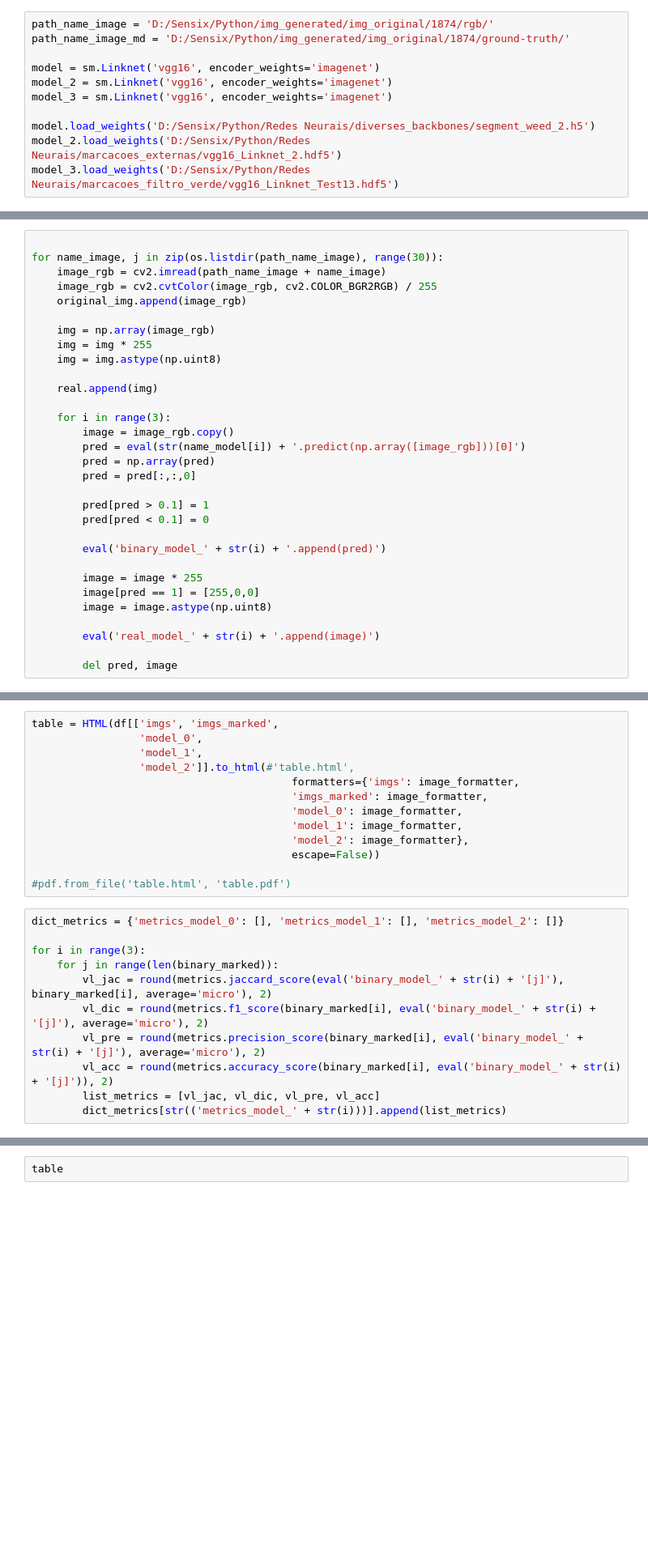
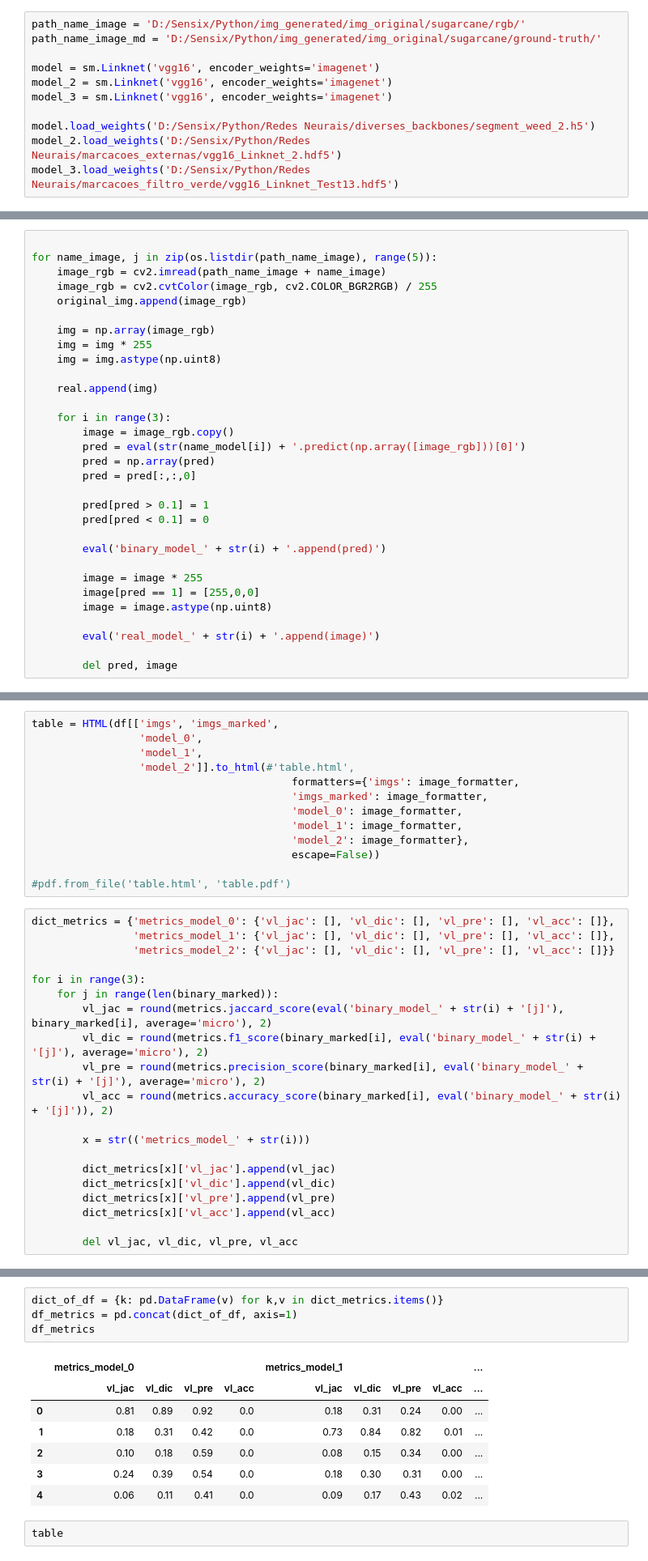
Before and after one commit to Flavya04/data_science_study, a Jupyter notebook: task_03/jupyter_notebook/test_prediction.ipynb, the cells around one changed output, grey strips where cells are left out. Shown at 81% size. Drawn from its saved outputs; the diff is of its cells as text; blank space fills up the shorter version.

Commit message:
table_top
Desmembração da tabela de métrica.

```diff
--- a/task_03/jupyter_notebook/test_prediction.ipynb
+++ b/task_03/jupyter_notebook/test_prediction.ipynb
@@ -29,8 +29,8 @@ from IPython.display import HTML
 # %% [output]
 Segmentation Models: using `tf.keras` framework.
 # %%
-path_name_image = 'D:/Sensix/Python/img_generated/img_original/1874/rgb/'
-path_name_image_md = 'D:/Sensix/Python/img_generated/img_original/1874/ground-truth/'
+path_name_image = 'D:/Sensix/Python/img_generated/img_original/sugarcane/rgb/'
+path_name_image_md = 'D:/Sensix/Python/img_generated/img_original/sugarcane/ground-truth/'
 
 model = sm.Linknet('vgg16', encoder_weights='imagenet')
 model_2 = sm.Linknet('vgg16', encoder_weights='imagenet')
@@ -56,7 +56,7 @@ real_model_2 = []
 name_model = ['model','model_2', 'model_3']
 # %%
 
-for name_image, j in zip(os.listdir(path_name_image), range(30)):
+for name_image, j in zip(os.listdir(path_name_image), range(5)):
     image_rgb = cv2.imread(path_name_image + name_image)
     image_rgb = cv2.cvtColor(image_rgb, cv2.COLOR_BGR2RGB) / 255
     original_img.append(image_rgb)
@@ -143,7 +143,9 @@ table = HTML(df[['imgs', 'imgs_marked',
 
 #pdf.from_file('table.html', 'table.pdf')
 # %%
-dict_metrics = {'metrics_model_0': [], 'metrics_model_1': [], 'metrics_model_2': []}
+dict_metrics = {'metrics_model_0': {'vl_jac': [], 'vl_dic': [], 'vl_pre': [], 'vl_acc': []},
+                'metrics_model_1': {'vl_jac': [], 'vl_dic': [], 'vl_pre': [], 'vl_acc': []},
+                'metrics_model_2': {'vl_jac': [], 'vl_dic': [], 'vl_pre': [], 'vl_acc': []}}
 
 for i in range(3):
     for j in range(len(binary_marked)):
@@ -151,5 +153,12 @@ for i in range(3):
         vl_dic = round(metrics.f1_score(binary_marked[i], eval('binary_model_' + str(i) + '[j]'), average='micro'), 2)
         vl_pre = round(metrics.precision_score(binary_marked[i], eval('binary_model_' + str(i) + '[j]'), average='micro'), 2)
         vl_acc = round(metrics.accuracy_score(binary_marked[i], eval('binary_model_' + str(i) + '[j]')), 2)
-        list_metrics = [vl_jac, vl_dic, vl_pre, vl_acc]
-        dict_metrics[str(('metrics_model_' + str(i)))].append(list_metrics)
+
+        x = str(('metrics_model_' + str(i)))
+
+        dict_metrics[x]['vl_jac'].append(vl_jac)
+        dict_metrics[x]['vl_dic'].append(vl_dic)
+        dict_metrics[x]['vl_pre'].append(vl_pre)
+        dict_metrics[x]['vl_acc'].append(vl_acc)
+
+        del vl_jac, vl_dic, vl_pre, vl_acc
@@ -177,3 +165,15 @@ df_metrics
+# %%
+dict_of_df = {k: pd.DataFrame(v) for k,v in dict_metrics.items()}
+df_metrics = pd.concat(dict_of_df, axis=1)
+df_metrics
+# %% [output]
+|  | metrics_model_0 |  |  |  | metrics_model_1 |  |  |  | ... |
+|  | vl_jac | vl_dic | vl_pre | vl_acc | vl_jac | vl_dic | vl_pre | vl_acc | ... |
+| 0 | 0.81 | 0.89 | 0.92 | 0.0 | 0.18 | 0.31 | 0.24 | 0.00 | ... |
+| 1 | 0.18 | 0.31 | 0.42 | 0.0 | 0.73 | 0.84 | 0.82 | 0.01 | ... |
+| 2 | 0.10 | 0.18 | 0.59 | 0.0 | 0.08 | 0.15 | 0.34 | 0.00 | ... |
+| 3 | 0.24 | 0.39 | 0.54 | 0.0 | 0.18 | 0.30 | 0.31 | 0.00 | ... |
+| 4 | 0.06 | 0.11 | 0.41 | 0.0 | 0.09 | 0.17 | 0.43 | 0.02 | ... |
 # %%
 table
 # %% [output]
```
Also changed, not shown: parts of 1 cell of this notebook.
